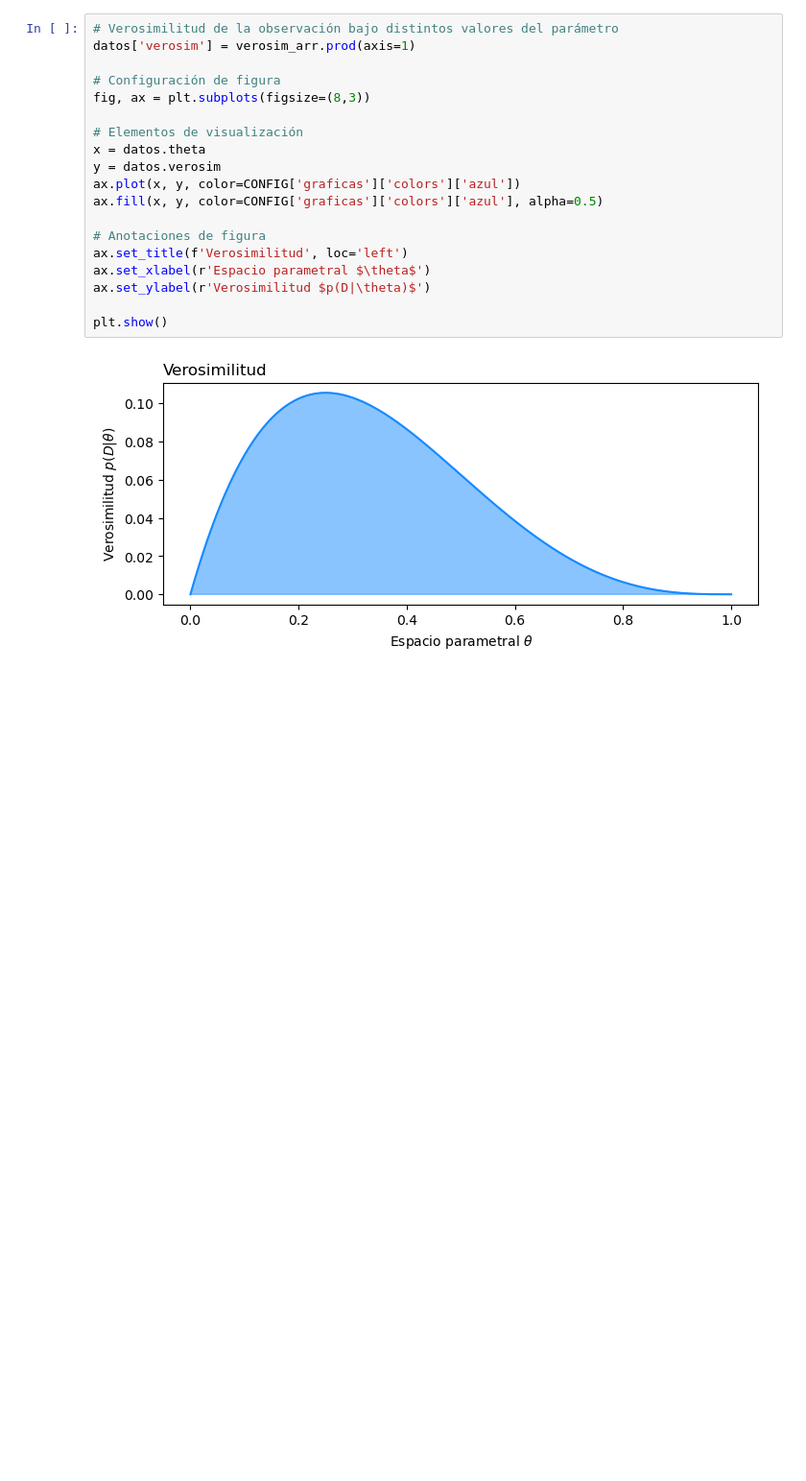
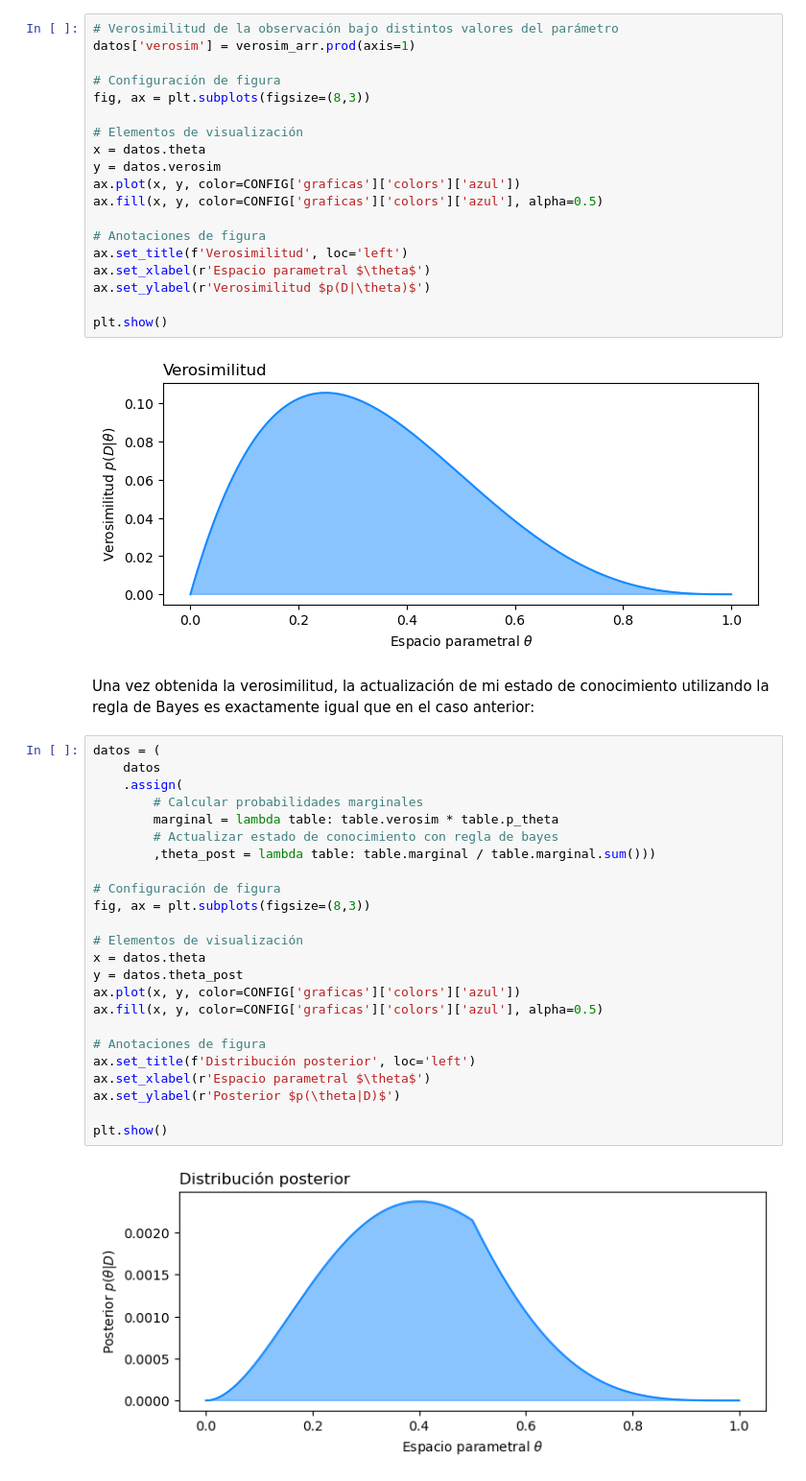
Before and after one commit to CAMM961001/bayesian_analysis, a Jupyter notebook: notebooks/02_regla_bayes.ipynb, the cells around one changed output. Shown at 96% size. Cells and saved outputs as stored; diff of their text form; blank space fills up the shorter version.

Commit message:
Posterior dist for multiple params and data

```diff
--- a/notebooks/02_regla_bayes.ipynb
+++ b/notebooks/02_regla_bayes.ipynb
@@ -264,3 +264,31 @@ ax.set_ylabel(r'Verosimilitud $p(D|\theta)$')
 plt.show()
 # %% [output]
 [figure]
+# %% [markdown]
+Una vez obtenida la verosimilitud, la actualización de mi estado de conocimiento utilizando la regla de Bayes es exactamente igual que en el caso anterior:
+# %%
+datos = (
+    datos
+    .assign(
+        # Calcular probabilidades marginales
+        marginal = lambda table: table.verosim * table.p_theta
+        # Actualizar estado de conocimiento con regla de bayes
+        ,theta_post = lambda table: table.marginal / table.marginal.sum()))
+
+# Configuración de figura
+fig, ax = plt.subplots(figsize=(8,3))
+
+# Elementos de visualización
+x = datos.theta
+y = datos.theta_post
+ax.plot(x, y, color=CONFIG['graficas']['colors']['azul'])
+ax.fill(x, y, color=CONFIG['graficas']['colors']['azul'], alpha=0.5)
+
+# Anotaciones de figura
+ax.set_title(f'Distribución posterior', loc='left')
+ax.set_xlabel(r'Espacio parametral $\theta$')
+ax.set_ylabel(r'Posterior $p(\theta|D)$')
+
+plt.show()
+# %% [output]
+[figure, added]
```
